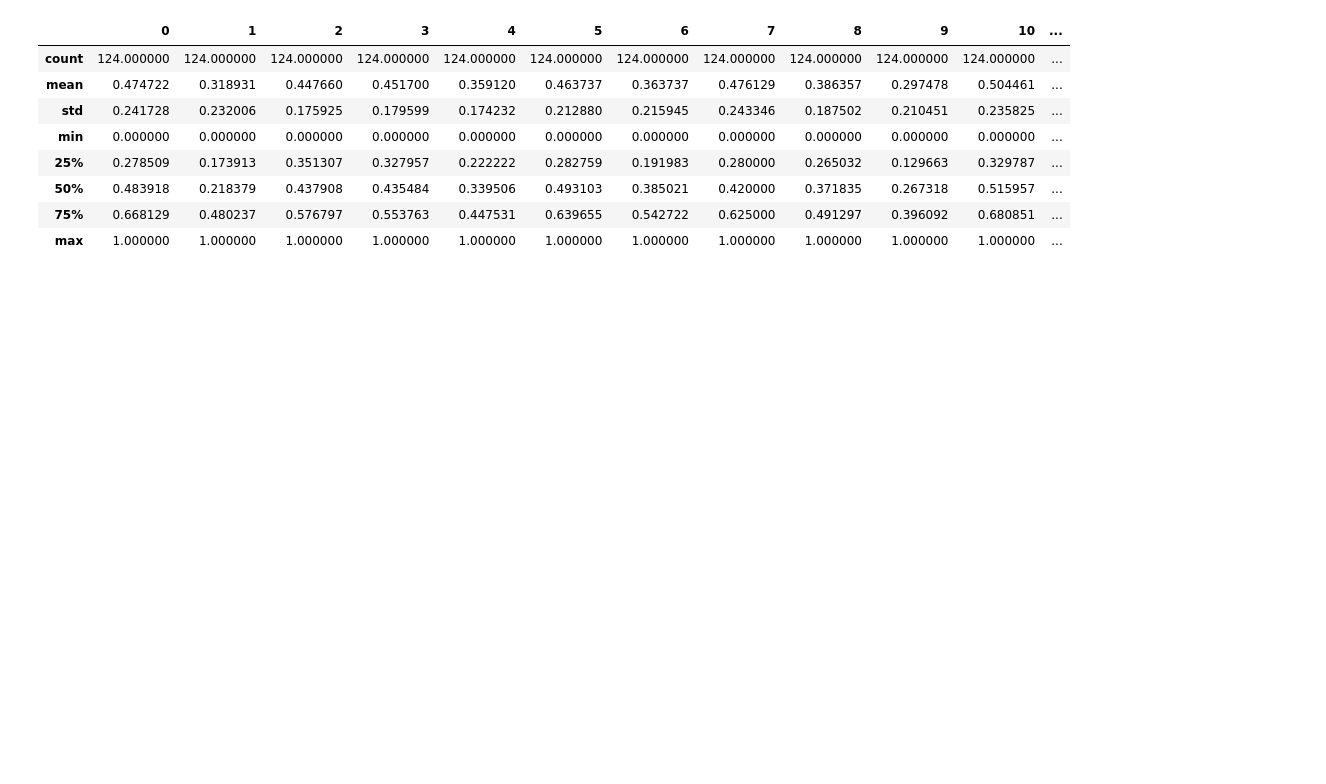
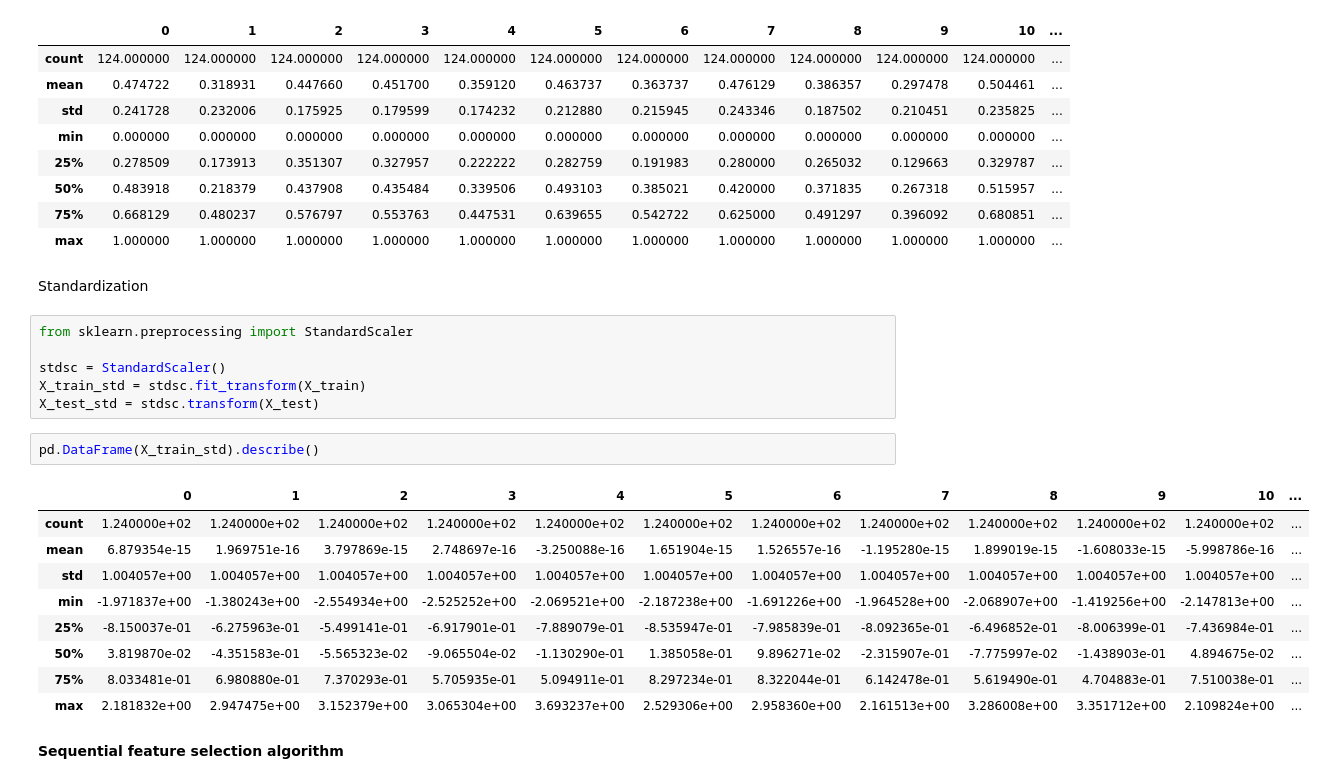
Before and after one commit to karthiksuk/MLExamples, a Jupyter notebook: ML3.ipynb, the cells around one changed output. Cells and saved outputs as stored; diff of their text form; blank space fills up the shorter version.

```diff
--- a/ML3.ipynb
+++ b/ML3.ipynb
@@ -130,3 +130,25 @@ pd.DataFrame(X_train_norm).describe()
 | 50% | 0.483918 | 0.218379 | 0.437908 | 0.435484 | 0.339506 | 0.493103 | 0.385021 | 0.420000 | 0.371835 | 0.267318 | 0.515957 | ... |
 | 75% | 0.668129 | 0.480237 | 0.576797 | 0.553763 | 0.447531 | 0.639655 | 0.542722 | 0.625000 | 0.491297 | 0.396092 | 0.680851 | ... |
 | max | 1.000000 | 1.000000 | 1.000000 | 1.000000 | 1.000000 | 1.000000 | 1.000000 | 1.000000 | 1.000000 | 1.000000 | 1.000000 | ... |
+# %% [markdown]
+Standardization
+# %%
+from sklearn.preprocessing import StandardScaler
+
+stdsc = StandardScaler()
+X_train_std = stdsc.fit_transform(X_train)
+X_test_std = stdsc.transform(X_test)
+# %%
+pd.DataFrame(X_train_std).describe()
+# %% [output]
+|  | 0 | 1 | 2 | 3 | 4 | 5 | 6 | 7 | 8 | 9 | 10 | ... |
+| count | 1.240000e+02 | 1.240000e+02 | 1.240000e+02 | 1.240000e+02 | 1.240000e+02 | 1.240000e+02 | 1.240000e+02 | 1.240000e+02 | 1.240000e+02 | 1.240000e+02 | 1.240000e+02 | ... |
+| mean | 6.879354e-15 | 1.969751e-16 | 3.797869e-15 | 2.748697e-16 | -3.250088e-16 | 1.651904e-15 | 1.526557e-16 | -1.195280e-15 | 1.899019e-15 | -1.608033e-15 | -5.998786e-16 | ... |
+| std | 1.004057e+00 | 1.004057e+00 | 1.004057e+00 | 1.004057e+00 | 1.004057e+00 | 1.004057e+00 | 1.004057e+00 | 1.004057e+00 | 1.004057e+00 | 1.004057e+00 | 1.004057e+00 | ... |
+| min | -1.971837e+00 | -1.380243e+00 | -2.554934e+00 | -2.525252e+00 | -2.069521e+00 | -2.187238e+00 | -1.691226e+00 | -1.964528e+00 | -2.068907e+00 | -1.419256e+00 | -2.147813e+00 | ... |
+| 25% | -8.150037e-01 | -6.275963e-01 | -5.499141e-01 | -6.917901e-01 | -7.889079e-01 | -8.535947e-01 | -7.985839e-01 | -8.092365e-01 | -6.496852e-01 | -8.006399e-01 | -7.436984e-01 | ... |
+| 50% | 3.819870e-02 | -4.351583e-01 | -5.565323e-02 | -9.065504e-02 | -1.130290e-01 | 1.385058e-01 | 9.896271e-02 | -2.315907e-01 | -7.775997e-02 | -1.438903e-01 | 4.894675e-02 | ... |
+| 75% | 8.033481e-01 | 6.980880e-01 | 7.370293e-01 | 5.705935e-01 | 5.094911e-01 | 8.297234e-01 | 8.322044e-01 | 6.142478e-01 | 5.619490e-01 | 4.704883e-01 | 7.510038e-01 | ... |
+| max | 2.181832e+00 | 2.947475e+00 | 3.152379e+00 | 3.065304e+00 | 3.693237e+00 | 2.529306e+00 | 2.958360e+00 | 2.161513e+00 | 3.286008e+00 | 3.351712e+00 | 2.109824e+00 | ... |
+# %% [markdown]
+**Sequential feature selection algorithm**
```
Also changed, not shown: parts of 3 cells of this notebook.
